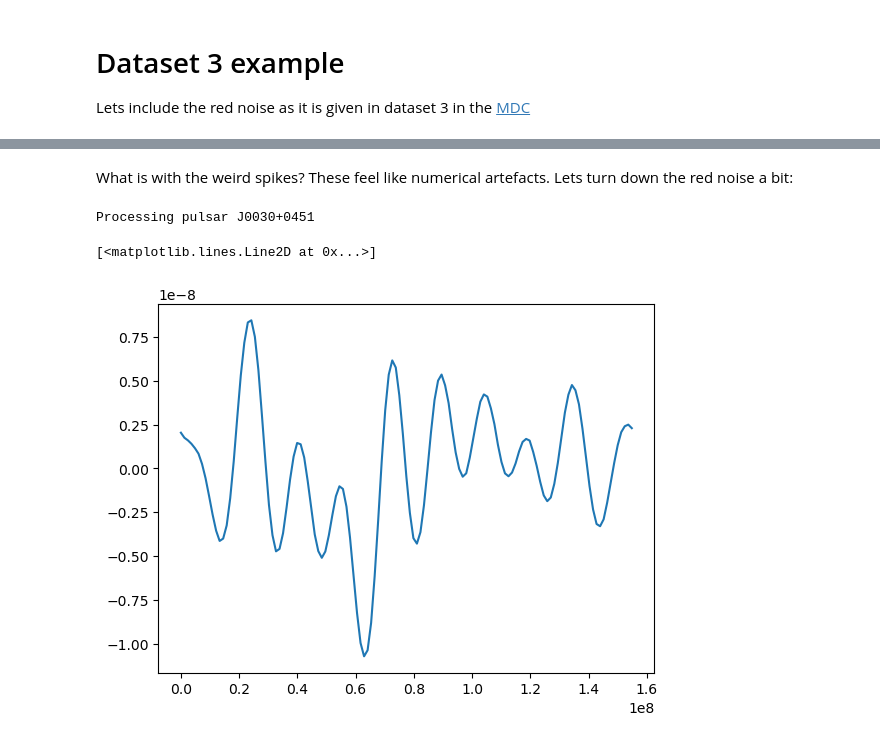
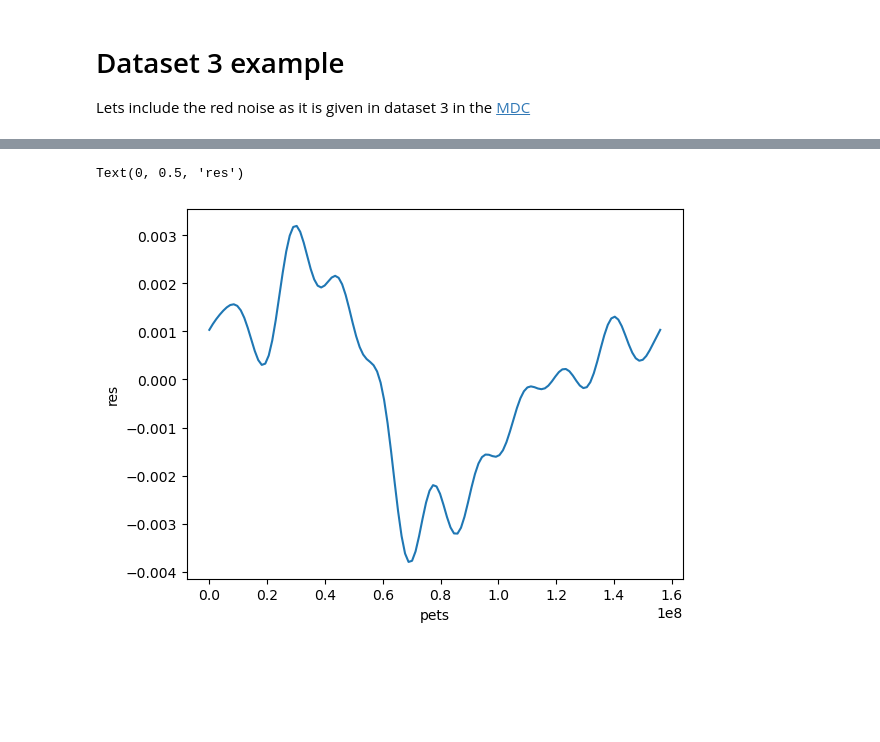
Before and after one commit to tomkimpson/PulsarMockData, a Jupyter notebook: notebooks/01.explore_how_to_generate_frequencies_via_residuals.ipynb, the cells around one changed output, grey strips where cells are left out. Saved outputs shown, nothing was run; the diff lists cells and outputs as text; code cells hidden in the pictures; blank space fills up the shorter version.

```diff
--- a/notebooks/01.explore_how_to_generate_frequencies_via_residuals.ipynb
+++ b/notebooks/01.explore_how_to_generate_frequencies_via_residuals.ipynb
@@ -231,19 +230,7 @@ Processing pulsar J0030+0451
-# %% [markdown]
-What is with the weird spikes? These feel like numerical artefacts. Lets turn down the red noise a bit:
-# %%
-#par_file and tim_file defined above
-noise_seed = 10
-gwb = toasim.GWB(ngw=int(1e3),
-                 seed=noise_seed,
-                 gwAmp=1e-14,
-                 alpha=-2/3)
-psr_alpha = 1.7
-psr_amplitude = 0.1*np.sqrt(5.77e-22*12*np.pi**2) # from how the amplitude is defined in libstepo. https://github.com/vallis/libstempo/blob/master/libstempo/toasim.py#L298
-efac = 1.0
-t,f, F0,F1,DECJ,RAJ = process_pulsar_files(par_file,tim_file,noise_seed,gwb,psr_alpha,psr_amplitude,efac)
-
-plt.plot(t,f)
-# %% [output]
-Processing pulsar J0030+0451
-[<matplotlib.lines.Line2D at 0x...>]
-[figure, removed]
+# %%
+plt.plot(pets, residuals)
+plt.xlabel('pets')
+plt.ylabel('res')
+# %% [output]
+Text(0, 0.5, 'res')
+[figure, added]
```
Also changed, not shown: parts of 9 cells of this notebook, 48 other files.
